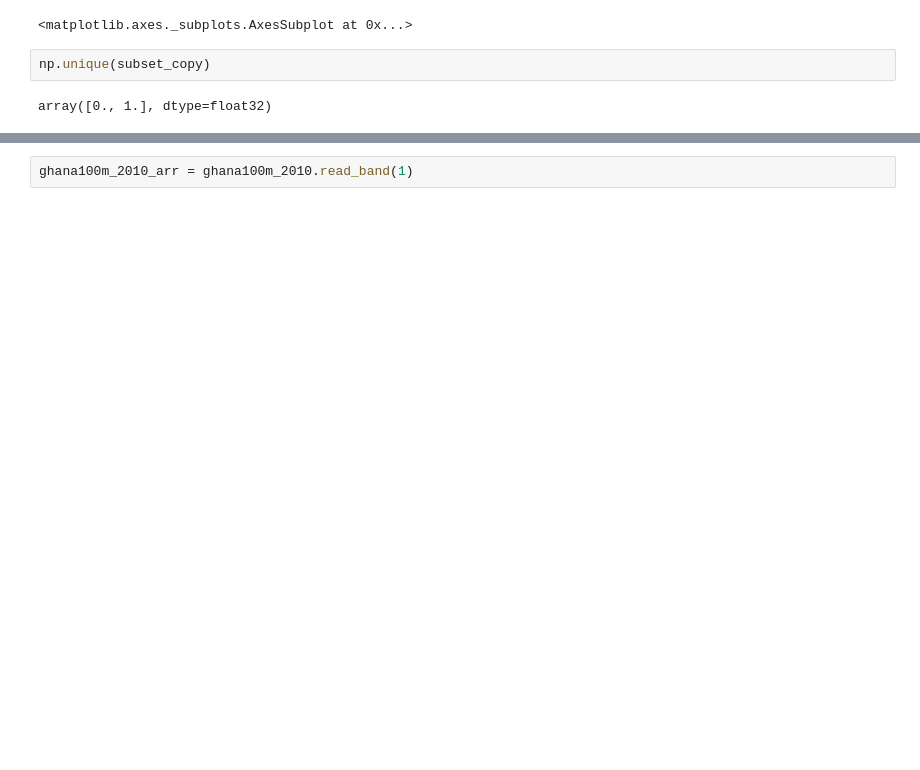
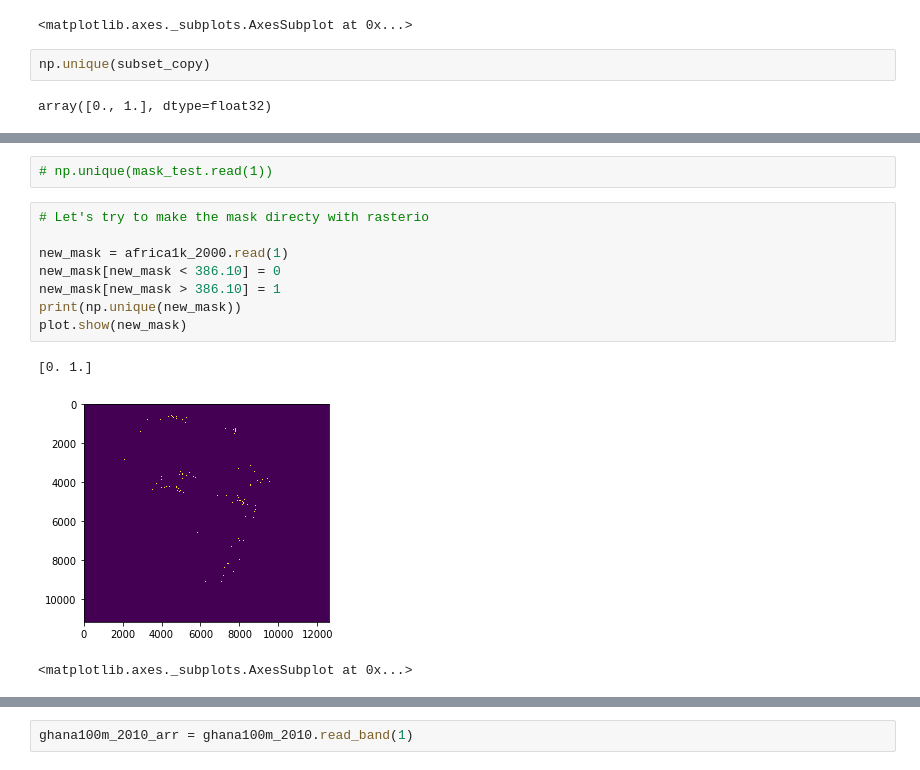
Before and after one commit to cascadet/AfricaUrbanPop, a Jupyter notebook: notebooks/jupyter/2018-10-12-Raster.ipynb, the cells around one changed output, grey strips where cells are left out. Drawn from its saved outputs; the diff is of its cells as text; blank space fills up the shorter version.

```diff
--- a/notebooks/jupyter/2018-10-12-Raster.ipynb
+++ b/notebooks/jupyter/2018-10-12-Raster.ipynb
@@ -101,0 +179,14 @@ len(label_test)
+# %%
+# np.unique(mask_test.read(1))
+# %%
+# Let's try to make the mask directy with rasterio
+
+new_mask = africa1k_2000.read(1)
+new_mask[new_mask < 386.10] = 0
+new_mask[new_mask > 386.10] = 1
+print(np.unique(new_mask))
+plot.show(new_mask)
+# %% [output]
+[0. 1.]
+[figure, added]
+<matplotlib.axes._subplots.AxesSubplot at 0x...>
```
Also changed, not shown: parts of 62 cells of this notebook.
